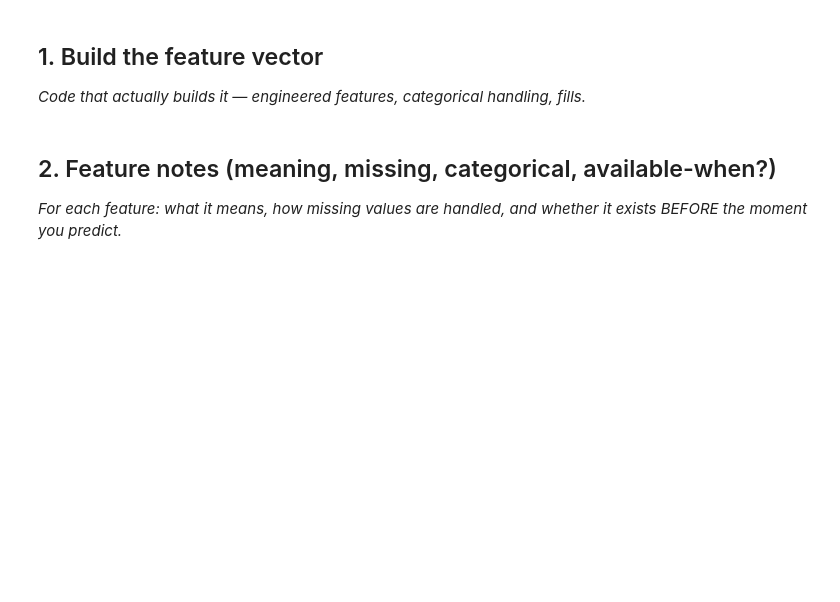
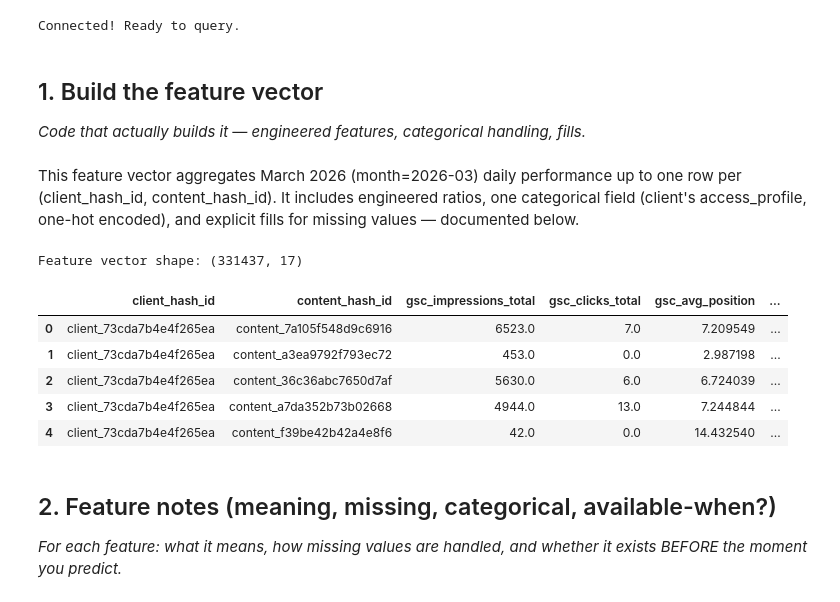
Before and after one commit to maryam12arshad17/flyrank-internship-ml, a Jupyter notebook: work/notebooks/w03_feature_leakage_check.ipynb, the cells around one changed output. Drawn from its saved outputs; the diff is of its cells as text; code cells hidden in the pictures; blank space fills up the shorter version.

```diff
--- a/work/notebooks/w03_feature_leakage_check.ipynb
+++ b/work/notebooks/w03_feature_leakage_check.ipynb
@@ -6,6 +6,21 @@
 This skeleton is yours to fill. Work the sections **in order** — each one has a one-line hint. Simple words, honest numbers.
 
 > Working with an AI assistant? Tell it to read `skills/README.md` first and load the one skill this assignment names on its card.
+# %%
+import duckdb
+from google.colab import userdata
+
+HF_TOKEN = userdata.get('HF_TOKEN')
+
+con = duckdb.connect()
+con.execute(f"CREATE SECRET (TYPE huggingface, TOKEN '{HF_TOKEN}')")
+
+BASE = "hf://datasets/FlyRank/internship-warehouse"
+MONTH = "2026-03"
+
+print("Connected! Ready to query.")
+# %% [output]
+Connected! Ready to query.
 # %% [markdown]
 ## 1. Build the feature vector
 
@@ -16,3 +28,59 @@ This skeleton is yours to fill. Work the sections **in order** — each one has
+# %% [markdown]
+This feature vector aggregates March 2026 (month=2026-03) daily performance up to
+one row per (client_hash_id, content_hash_id). It includes engineered ratios,
+one categorical field (client's access_profile, one-hot encoded), and explicit
+fills for missing values — documented below.
+# %%
+import pandas as pd
+# Base aggregation from fact_content_daily_performance
+base = con.sql(f"""
+    SELECT
+        client_hash_id,
+        content_hash_id,
+        SUM(gsc_impressions) AS gsc_impressions_total,
+        SUM(gsc_clicks) AS gsc_clicks_total,
+        AVG(gsc_avg_position) AS gsc_avg_position,
+        SUM(ga4_sessions) AS ga4_sessions_total,
+        SUM(ga4_pageviews) AS ga4_pageviews_total,
+        SUM(ga4_engaged_sessions) AS ga4_engaged_sessions_total,
+        COUNT(*) AS days_observed,
+        SUM(CASE WHEN gsc_data_available IS TRUE THEN 1 ELSE 0 END) AS days_gsc_available
+    FROM read_parquet('{BASE}/fact_content_daily_performance/month={MONTH}/*.parquet')
+    GROUP BY client_hash_id, content_hash_id
+""").df()
+
+# Pull categorical context from dim_clients (access_profile)
+clients = con.sql(f"""
+    SELECT client_hash_id, access_profile
+    FROM read_parquet('{BASE}/dim_clients.parquet')
+""").df()
+
+df = base.merge(clients, on="client_hash_id", how="left")
+
+# --- Engineered features (ratios) ---
+df["ctr"] = (df["gsc_clicks_total"] / df["gsc_impressions_total"]).fillna(0)
+df["engagement_rate"] = (df["ga4_engaged_sessions_total"] / df["ga4_sessions_total"]).fillna(0)
+df["gsc_coverage"] = (df["days_gsc_available"] / df["days_observed"]).fillna(0)
+
+# --- Missing value fills (explicit, documented) ---
+numeric_cols = ["gsc_impressions_total", "gsc_clicks_total", "gsc_avg_position",
+                 "ga4_sessions_total", "ga4_pageviews_total", "ga4_engaged_sessions_total"]
+df[numeric_cols] = df[numeric_cols].fillna(0)
+df["access_profile"] = df["access_profile"].fillna("unknown")
+
+# --- Categorical handling: one-hot encode access_profile ---
+df = pd.get_dummies(df, columns=["access_profile"], prefix="access")
+
+print("Feature vector shape:", df.shape)
+df.head()
+# %% [output]
+Feature vector shape: (331437, 17)
+|  | client_hash_id | content_hash_id | gsc_impressions_total | gsc_clicks_total | gsc_avg_position | ... |
+| 0 | client_73cda7b4e4f265ea | content_7a105f548d9c6916 | 6523.0 | 7.0 | 7.209549 | ... |
+| 1 | client_73cda7b4e4f265ea | content_a3ea9792f793ec72 | 453.0 | 0.0 | 2.987198 | ... |
+| 2 | client_73cda7b4e4f265ea | content_36c36abc7650d7af | 5630.0 | 6.0 | 6.724039 | ... |
+| 3 | client_73cda7b4e4f265ea | content_a7da352b73b02668 | 4944.0 | 13.0 | 7.244844 | ... |
+| 4 | client_73cda7b4e4f265ea | content_f39be42b42a4e8f6 | 42.0 | 0.0 | 14.432540 | ... |
 # %% [markdown]
 ## 2. Feature notes (meaning, missing, categorical, available-when?)
 
```
Also changed, not shown: parts of 11 cells of this notebook.
